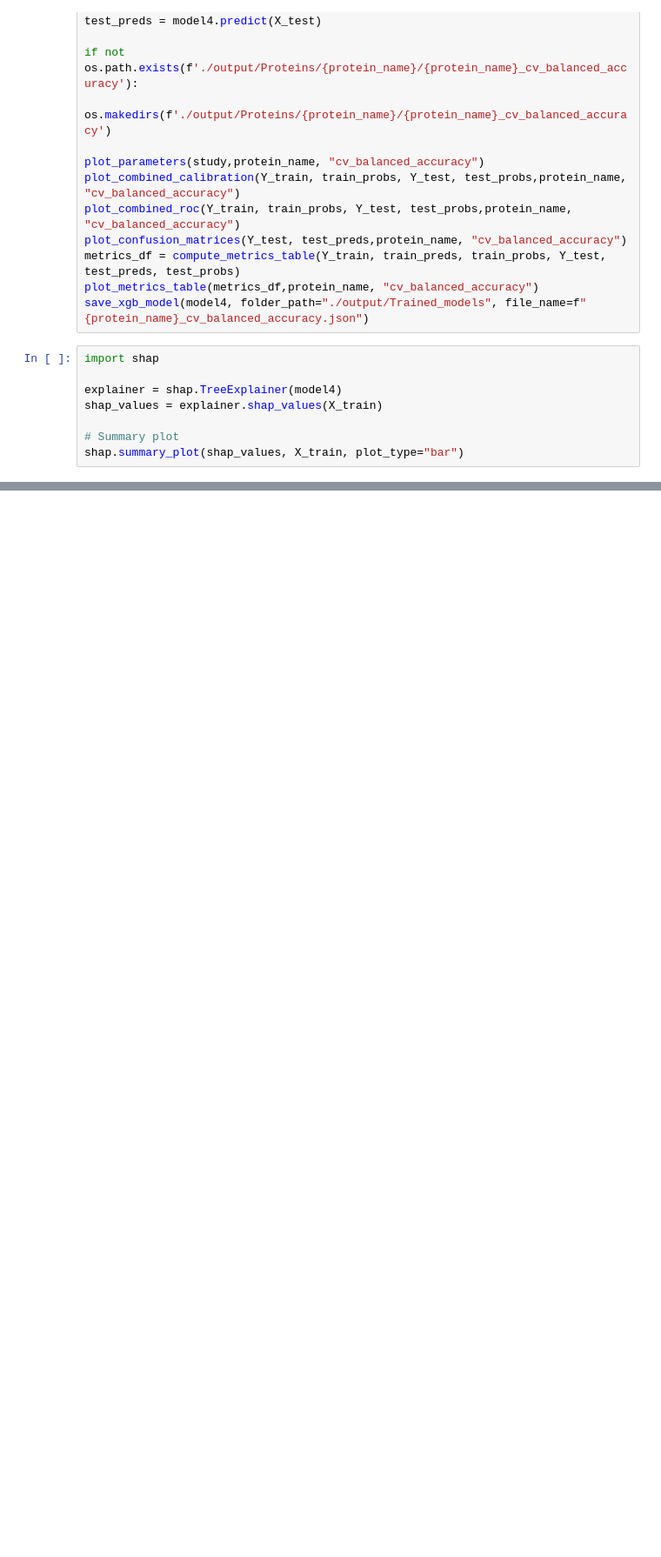
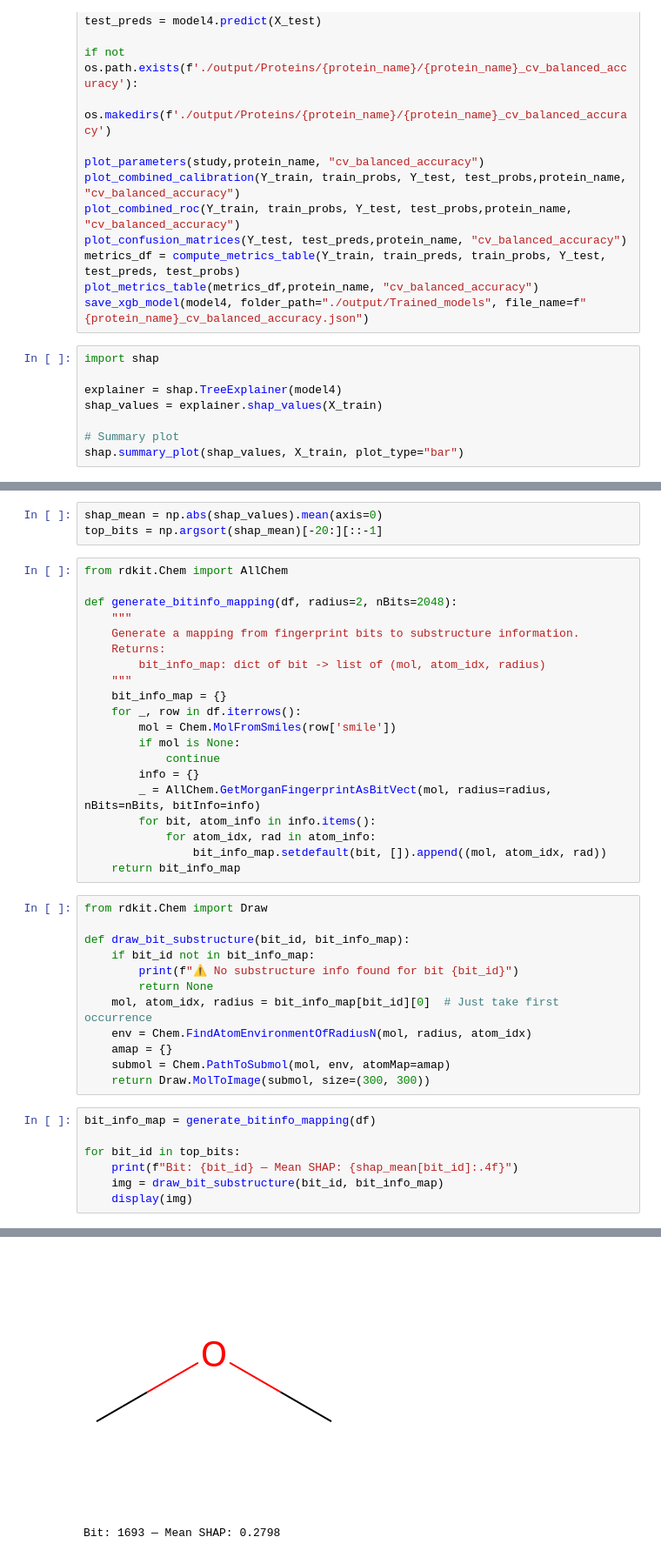
Before and after one commit to Chaitanya1104/Alzehemier-Drug-Protein-interaction, a Jupyter notebook: AlzyFinder.ipynb, the cells around one changed output, grey strips where cells are left out. Shown: that part at 87% size. Drawn from its saved outputs; the diff is of its cells as text; blank space fills up the shorter version.

```diff
--- a/AlzyFinder.ipynb
+++ b/AlzyFinder.ipynb
@@ -1132,0 +1107,43 @@ shap.summary_plot(shap_values, X_train, plot_type="bar")
+# %%
+shap_mean = np.abs(shap_values).mean(axis=0)
+top_bits = np.argsort(shap_mean)[-20:][::-1]
+# %%
+from rdkit.Chem import AllChem
+
+def generate_bitinfo_mapping(df, radius=2, nBits=2048):
+    """
+    Generate a mapping from fingerprint bits to substructure information.
+    Returns:
+        bit_info_map: dict of bit -> list of (mol, atom_idx, radius)
+    """
+    bit_info_map = {}
+    for _, row in df.iterrows():
+        mol = Chem.MolFromSmiles(row['smile'])
+        if mol is None:
+            continue
+        info = {}
+        _ = AllChem.GetMorganFingerprintAsBitVect(mol, radius=radius, nBits=nBits, bitInfo=info)
+        for bit, atom_info in info.items():
+            for atom_idx, rad in atom_info:
+                bit_info_map.setdefault(bit, []).append((mol, atom_idx, rad))
+    return bit_info_map
+# %%
+from rdkit.Chem import Draw
+
+def draw_bit_substructure(bit_id, bit_info_map):
+    if bit_id not in bit_info_map:
+        print(f"⚠️ No substructure info found for bit {bit_id}")
+        return None
+    mol, atom_idx, radius = bit_info_map[bit_id][0]  # Just take first occurrence
+    env = Chem.FindAtomEnvironmentOfRadiusN(mol, radius, atom_idx)
+    amap = {}
+    submol = Chem.PathToSubmol(mol, env, atomMap=amap)
+    return Draw.MolToImage(submol, size=(300, 300))
+# %%
+bit_info_map = generate_bitinfo_mapping(df)
+
+for bit_id in top_bits:
+    print(f"Bit: {bit_id} — Mean SHAP: {shap_mean[bit_id]:.4f}")
+    img = draw_bit_substructure(bit_id, bit_info_map)
+    display(img)
+# %% [output]
@@ -1132,0 +1168,2 @@ shap.summary_plot(shap_values, X_train, plot_type="bar")
+[figure, added]
+Bit: 1693 — Mean SHAP: 0.2798
```
Also changed, not shown: parts of 12 cells of this notebook, 47 other files.
